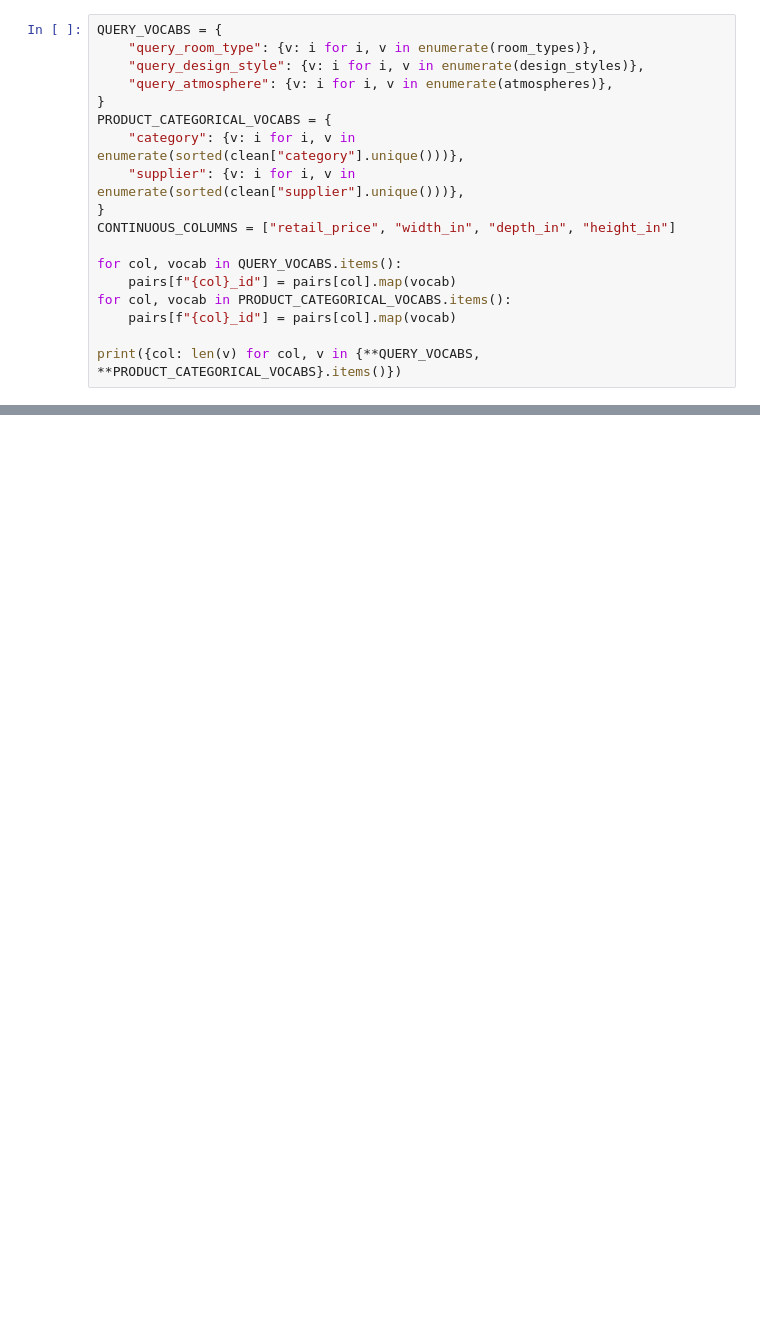
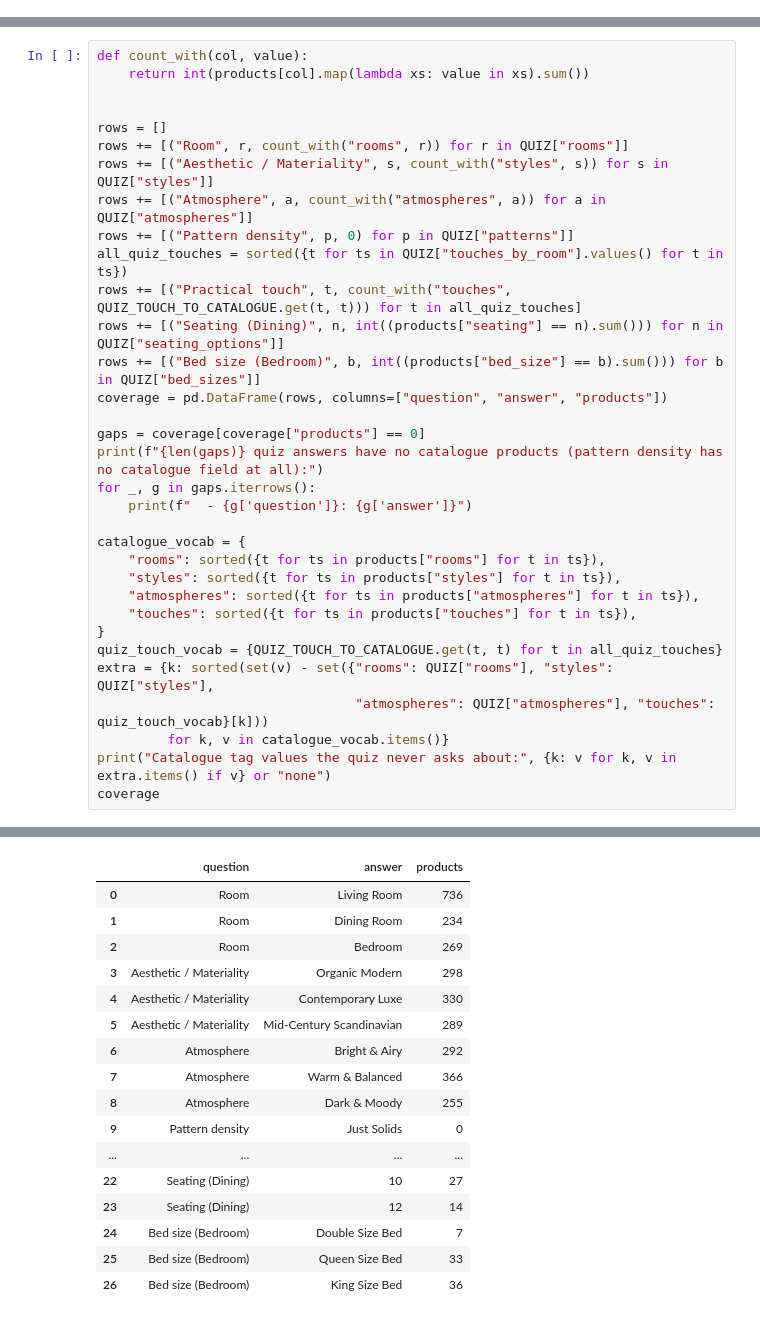
Before and after one commit to SalmonRanjay/curalina-mn-fork, a Jupyter notebook: ai_services/recommendation/notebooks/learning/pytorch_recommendation_matching_demo.ipynb, the cells around one changed output, grey strips where cells are left out. Saved outputs shown, nothing was run; the diff lists cells and outputs as text; blank space fills up the shorter version.

```diff
--- a/ai_services/recommendation/notebooks/learning/pytorch_recommendation_matching_demo.ipynb
+++ b/ai_services/recommendation/notebooks/learning/pytorch_recommendation_matching_demo.ipynb
@@ -262,18 +0,0 @@ side (`category`, `supplier`).
-# %%
-QUERY_VOCABS = {
-    "query_room_type": {v: i for i, v in enumerate(room_types)},
-    "query_design_style": {v: i for i, v in enumerate(design_styles)},
-    "query_atmosphere": {v: i for i, v in enumerate(atmospheres)},
-}
-PRODUCT_CATEGORICAL_VOCABS = {
-    "category": {v: i for i, v in enumerate(sorted(clean["category"].unique()))},
-    "supplier": {v: i for i, v in enumerate(sorted(clean["supplier"].unique()))},
-}
-CONTINUOUS_COLUMNS = ["retail_price", "width_in", "depth_in", "height_in"]
-
-for col, vocab in QUERY_VOCABS.items():
-    pairs[f"{col}_id"] = pairs[col].map(vocab)
-for col, vocab in PRODUCT_CATEGORICAL_VOCABS.items():
-    pairs[f"{col}_id"] = pairs[col].map(vocab)
-
-print({col: len(v) for col, v in {**QUERY_VOCABS, **PRODUCT_CATEGORICAL_VOCABS}.items()})
@@ -521,0 +463,34 @@ about that work, not a substitute for it.
+# %%
+def count_with(col, value):
+    return int(products[col].map(lambda xs: value in xs).sum())
+
+
+rows = []
+rows += [("Room", r, count_with("rooms", r)) for r in QUIZ["rooms"]]
+rows += [("Aesthetic / Materiality", s, count_with("styles", s)) for s in QUIZ["styles"]]
+rows += [("Atmosphere", a, count_with("atmospheres", a)) for a in QUIZ["atmospheres"]]
+rows += [("Pattern density", p, 0) for p in QUIZ["patterns"]]
+all_quiz_touches = sorted({t for ts in QUIZ["touches_by_room"].values() for t in ts})
+rows += [("Practical touch", t, count_with("touches", QUIZ_TOUCH_TO_CATALOGUE.get(t, t))) for t in all_quiz_touches]
+rows += [("Seating (Dining)", n, int((products["seating"] == n).sum())) for n in QUIZ["seating_options"]]
+rows += [("Bed size (Bedroom)", b, int((products["bed_size"] == b).sum())) for b in QUIZ["bed_sizes"]]
+coverage = pd.DataFrame(rows, columns=["question", "answer", "products"])
+
+gaps = coverage[coverage["products"] == 0]
+print(f"{len(gaps)} quiz answers have no catalogue products (pattern density has no catalogue field at all):")
+for _, g in gaps.iterrows():
+    print(f"  - {g['question']}: {g['answer']}")
+
+catalogue_vocab = {
+    "rooms": sorted({t for ts in products["rooms"] for t in ts}),
+    "styles": sorted({t for ts in products["styles"] for t in ts}),
+    "atmospheres": sorted({t for ts in products["atmospheres"] for t in ts}),
+    "touches": sorted({t for ts in products["touches"] for t in ts}),
+}
+quiz_touch_vocab = {QUIZ_TOUCH_TO_CATALOGUE.get(t, t) for t in all_quiz_touches}
+extra = {k: sorted(set(v) - set({"rooms": QUIZ["rooms"], "styles": QUIZ["styles"],
+                                 "atmospheres": QUIZ["atmospheres"], "touches": quiz_touch_vocab}[k]))
+         for k, v in catalogue_vocab.items()}
+print("Catalogue tag values the quiz never asks about:", {k: v for k, v in extra.items() if v} or "none")
+coverage
+# %% [output]
@@ -521,0 +504,17 @@ about that work, not a substitute for it.
+|  | question | answer | products |
+| 0 | Room | Living Room | 736 |
+| 1 | Room | Dining Room | 234 |
+| 2 | Room | Bedroom | 269 |
+| 3 | Aesthetic / Materiality | Organic Modern | 298 |
+| 4 | Aesthetic / Materiality | Contemporary Luxe | 330 |
+| 5 | Aesthetic / Materiality | Mid-Century Scandinavian | 289 |
+| 6 | Atmosphere | Bright & Airy | 292 |
+| 7 | Atmosphere | Warm & Balanced | 366 |
+| 8 | Atmosphere | Dark & Moody | 255 |
+| 9 | Pattern density | Just Solids | 0 |
+| ... | ... | ... | ... |
+| 22 | Seating (Dining) | 10 | 27 |
+| 23 | Seating (Dining) | 12 | 14 |
+| 24 | Bed size (Bedroom) | Double Size Bed | 7 |
+| 25 | Bed size (Bedroom) | Queen Size Bed | 33 |
+| 26 | Bed size (Bedroom) | King Size Bed | 36 |
```
Also changed, not shown: parts of 45 cells of this notebook, 3 other files.
